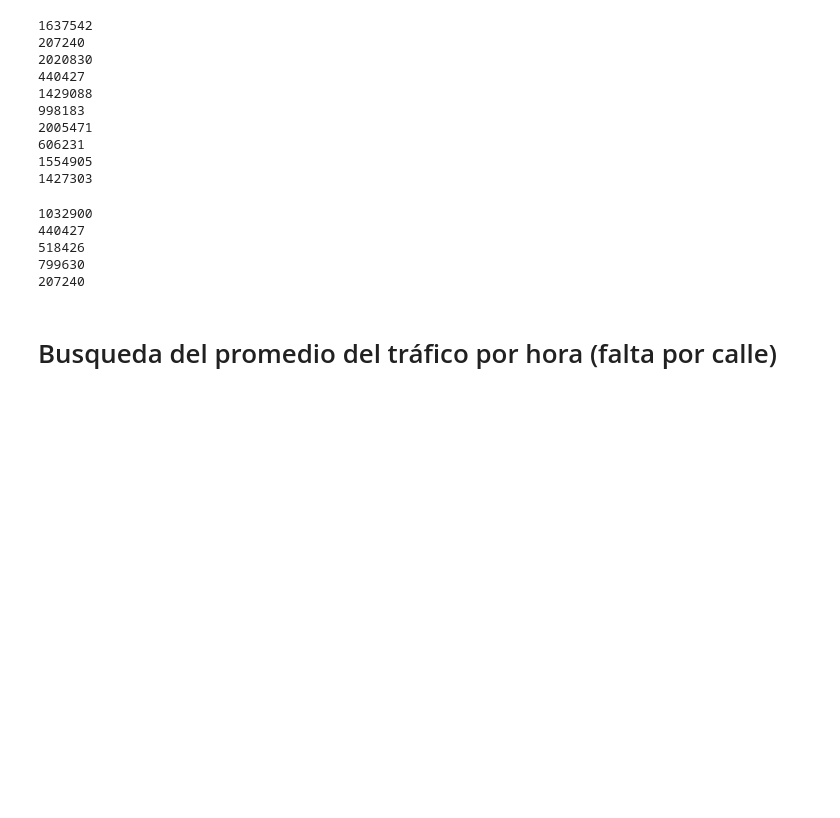
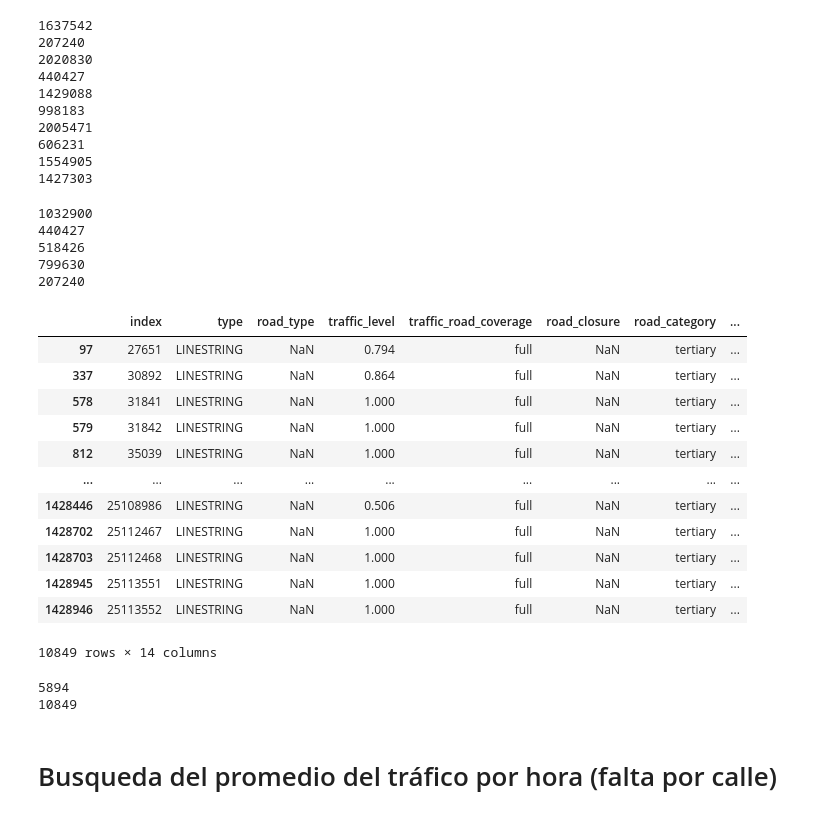
Before and after one commit to vlegaria/air_pollution, a Jupyter notebook: traffic_flow/vector/traffic_flow_processing.ipynb, the cells around one changed output. Cells and saved outputs as stored; diff of their text form; code cells hidden in the pictures; blank space fills up the shorter version.

```diff
--- a/traffic_flow/vector/traffic_flow_processing.ipynb
+++ b/traffic_flow/vector/traffic_flow_processing.ipynb
@@ -146,6 +146,39 @@ for station_name in EMCAS:
     traffic_data.head()
     traffic_data.to_csv(dir_file, index_label=False)
 """
+# %%
+dir = "C:/Users/valer/Documents/CIC/doctorado/air_pollution_data/traffic_EMCAS/traffic_"
+dir_file = dir+"UIZ.csv"
+traffic_data = pd.read_csv(dir_file)
+
+dir_dict_nearest_streets = "C:/Users/valer/Documents/CIC/doctorado/air_pollution_data/dict_nearest_streets.json"
+with open(dir_dict_nearest_streets, "r") as j:
+    dict_nearest_streets = json.load(j)
+streetID = dict_nearest_streets["UIZ"][0]
+df = traffic_data[traffic_data.streetID == int(streetID)]
+df
+# %% [output]
+|  | index | type | road_type | traffic_level | traffic_road_coverage | road_closure | road_category | ... |
+| 97 | 27651 | LINESTRING | NaN | 0.794 | full | NaN | tertiary | ... |
+| 337 | 30892 | LINESTRING | NaN | 0.864 | full | NaN | tertiary | ... |
+| 578 | 31841 | LINESTRING | NaN | 1.000 | full | NaN | tertiary | ... |
+| 579 | 31842 | LINESTRING | NaN | 1.000 | full | NaN | tertiary | ... |
+| 812 | 35039 | LINESTRING | NaN | 1.000 | full | NaN | tertiary | ... |
+| ... | ... | ... | ... | ... | ... | ... | ... | ... |
+| 1428446 | 25108986 | LINESTRING | NaN | 0.506 | full | NaN | tertiary | ... |
+| 1428702 | 25112467 | LINESTRING | NaN | 1.000 | full | NaN | tertiary | ... |
+| 1428703 | 25112468 | LINESTRING | NaN | 1.000 | full | NaN | tertiary | ... |
+| 1428945 | 25113551 | LINESTRING | NaN | 1.000 | full | NaN | tertiary | ... |
+| 1428946 | 25113552 | LINESTRING | NaN | 1.000 | full | NaN | tertiary | ... |
+10849 rows × 14 columns
+# %%
+df = pd.read_csv("raw_traffic_MER.csv")
+print(len(df))
+df = pd.read_csv("raw_traffic_UIZ.csv")
+print(len(df))
+# %% [output]
+5894
+10849
 # %%
 # Guarda un archivo json con las calles únicas de cada estación, con el formato {"ID: [coordenadas]"}
 # LAS Coordenadas son de tipo lista
```
Also changed, not shown: parts of 14 cells of this notebook, 2 other files.
